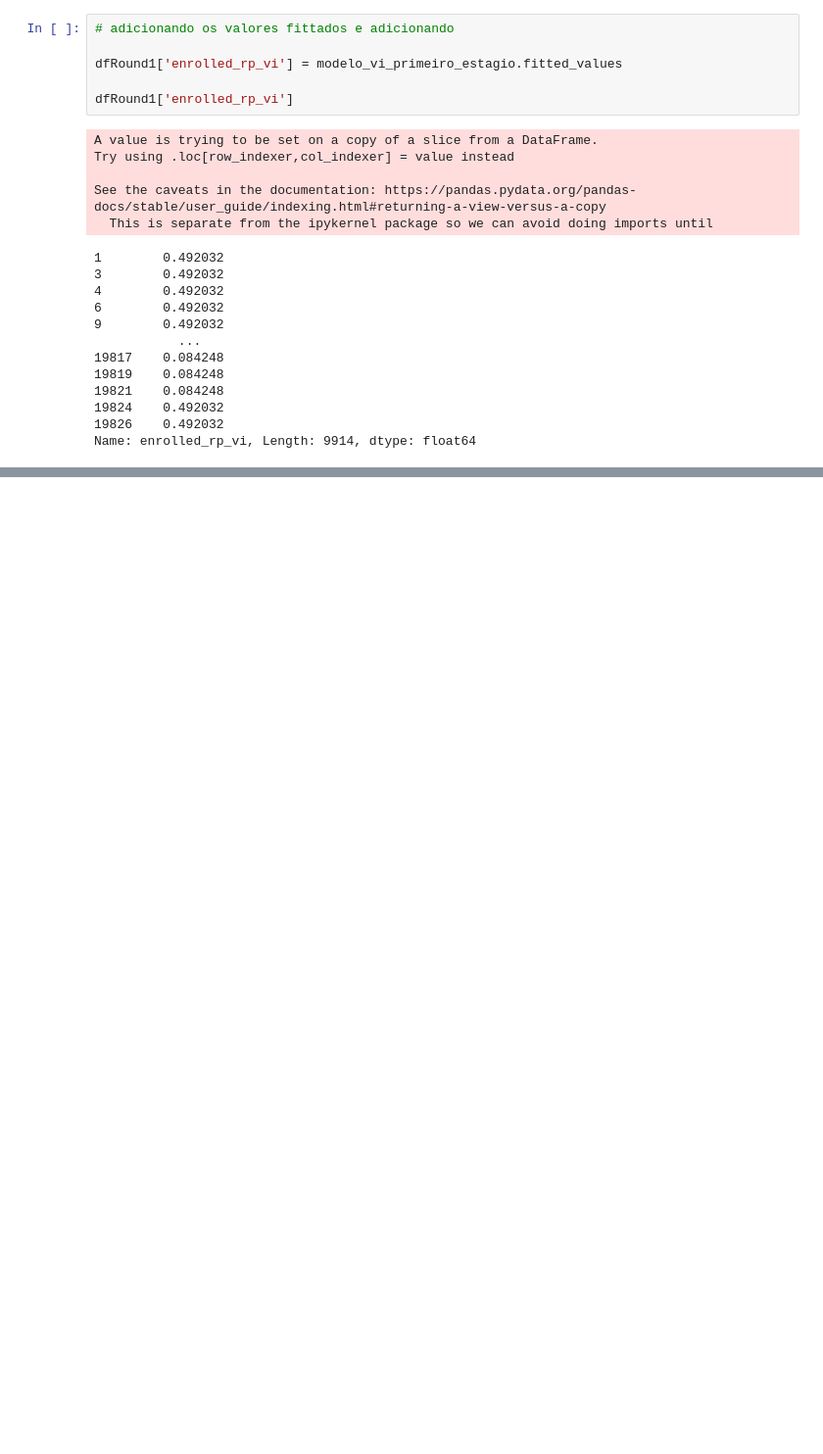
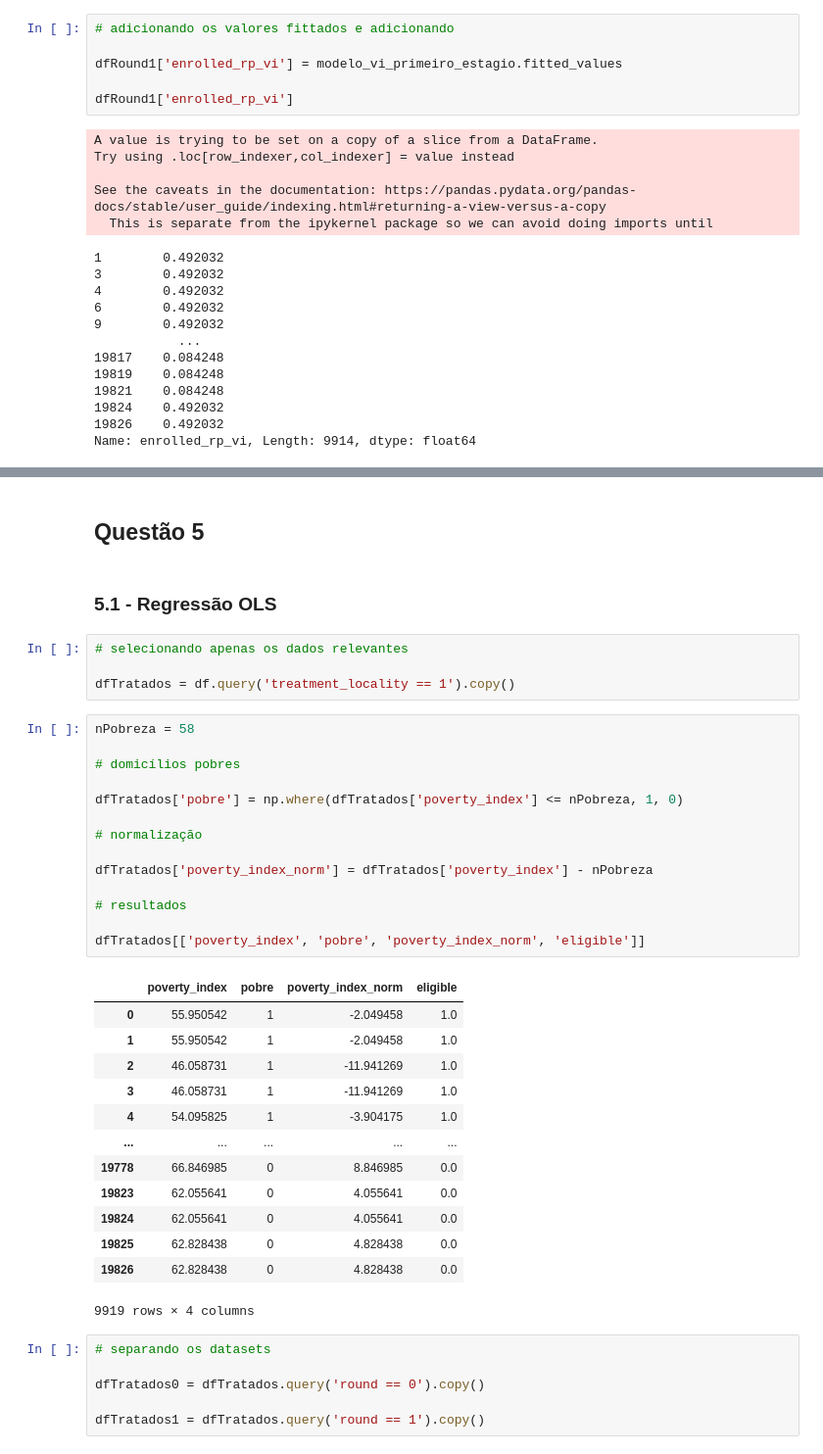
Before and after one commit to Pugianf/Big_Data_and_Public_Sector_II, a Jupyter notebook: Trabalho_Final_Big_Data_e_Setor_Público_II.ipynb, the cells around one changed output, grey strips where cells are left out. Shown: that part at 98% size. Drawn from its saved outputs; the diff is of its cells as text; blank space fills up the shorter version.

```diff
--- a/Trabalho_Final_Big_Data_e_Setor_Público_II.ipynb
+++ b/Trabalho_Final_Big_Data_e_Setor_Público_II.ipynb
@@ -804,3 +804,45 @@ Instruments: promotion_locality
 Clustered Covariance (One-Way)
 Debiased: False
 Num Clusters: 200
+# %% [markdown]
+## Questão 5
+# %% [markdown]
+### 5.1 - Regressão OLS
+# %%
+# selecionando apenas os dados relevantes
+
+dfTratados = df.query('treatment_locality == 1').copy()
+# %%
+nPobreza = 58
+
+# domicílios pobres
+
+dfTratados['pobre'] = np.where(dfTratados['poverty_index'] <= nPobreza, 1, 0)
+
+# normalização
+
+dfTratados['poverty_index_norm'] = dfTratados['poverty_index'] - nPobreza
+
+# resultados
+
+dfTratados[['poverty_index', 'pobre', 'poverty_index_norm', 'eligible']]
+# %% [output]
+|  | poverty_index | pobre | poverty_index_norm | eligible |
+| 0 | 55.950542 | 1 | -2.049458 | 1.0 |
+| 1 | 55.950542 | 1 | -2.049458 | 1.0 |
+| 2 | 46.058731 | 1 | -11.941269 | 1.0 |
+| 3 | 46.058731 | 1 | -11.941269 | 1.0 |
+| 4 | 54.095825 | 1 | -3.904175 | 1.0 |
+| ... | ... | ... | ... | ... |
+| 19778 | 66.846985 | 0 | 8.846985 | 0.0 |
+| 19823 | 62.055641 | 0 | 4.055641 | 0.0 |
+| 19824 | 62.055641 | 0 | 4.055641 | 0.0 |
+| 19825 | 62.828438 | 0 | 4.828438 | 0.0 |
+| 19826 | 62.828438 | 0 | 4.828438 | 0.0 |
+9919 rows × 4 columns
+# %%
+# separando os datasets
+
+dfTratados0 = dfTratados.query('round == 0').copy()
+
+dfTratados1 = dfTratados.query('round == 1').copy()
```
Also changed, not shown: parts of 14 cells of this notebook.
